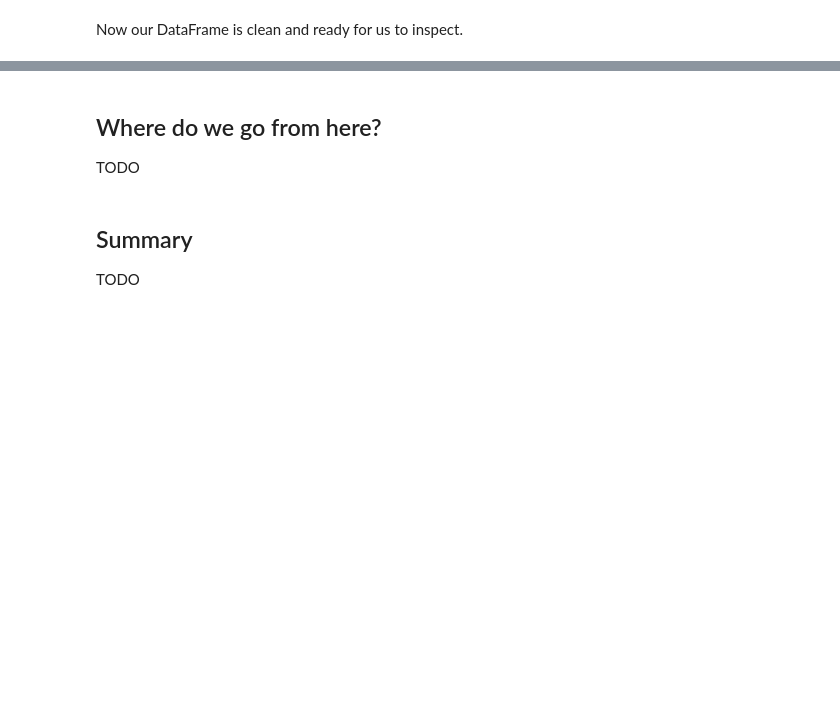
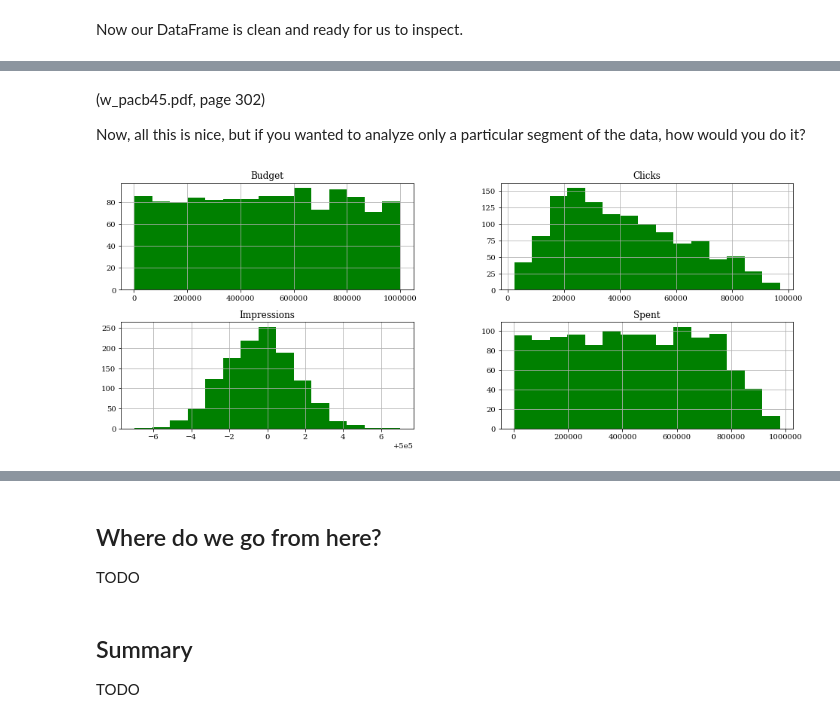
Before and after one commit to gmacario/learning-python, a Jupyter notebook: lpbook/ch9/ch9_dealing_with_data.ipynb, the cells around one changed output, grey strips where cells are left out. Cells and saved outputs as stored; diff of their text form; code cells hidden in the pictures; blank space fills up the shorter version.

```diff
--- a/lpbook/ch9/ch9_dealing_with_data.ipynb
+++ b/lpbook/ch9/ch9_dealing_with_data.ipynb
@@ -563,0 +578,10 @@ TODO
+# %% [markdown]
+(w_pacb45.pdf, page 302)
+
+Now, all this is nice, but if you wanted to analyze only a particular segment of the data, how would you do it?
+# %%
+mask = (df5.Spent > 0.75 * df5.Budget)
+df5[mask][['Budget', 'Spent', 'Clicks', 'Impressions']]\
+    .hist(bins=15, figsize=(16, 6), color='g');
+# %% [output]
+[figure, added]
```
Also changed, not shown: parts of 34 cells of this notebook.
